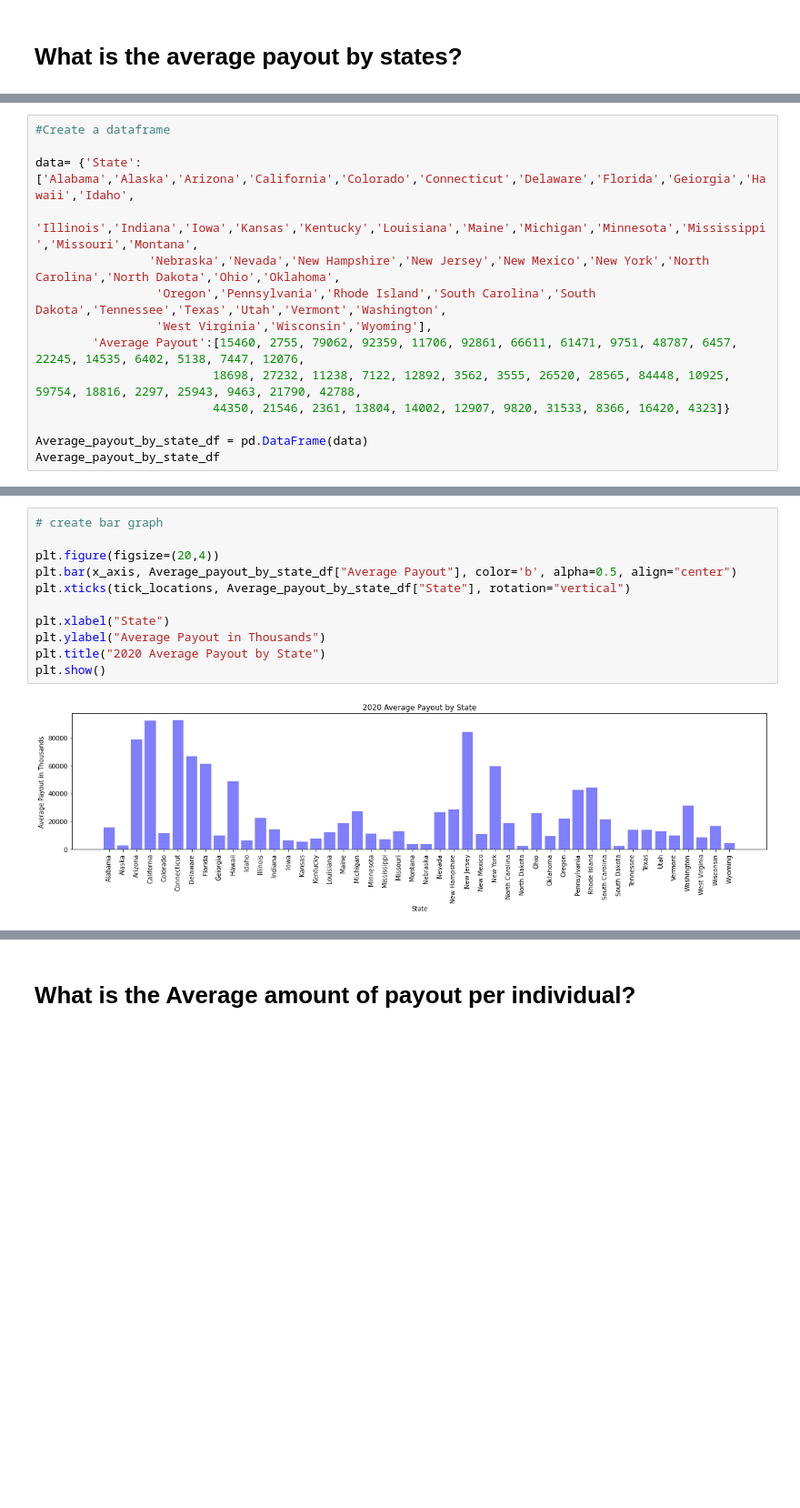
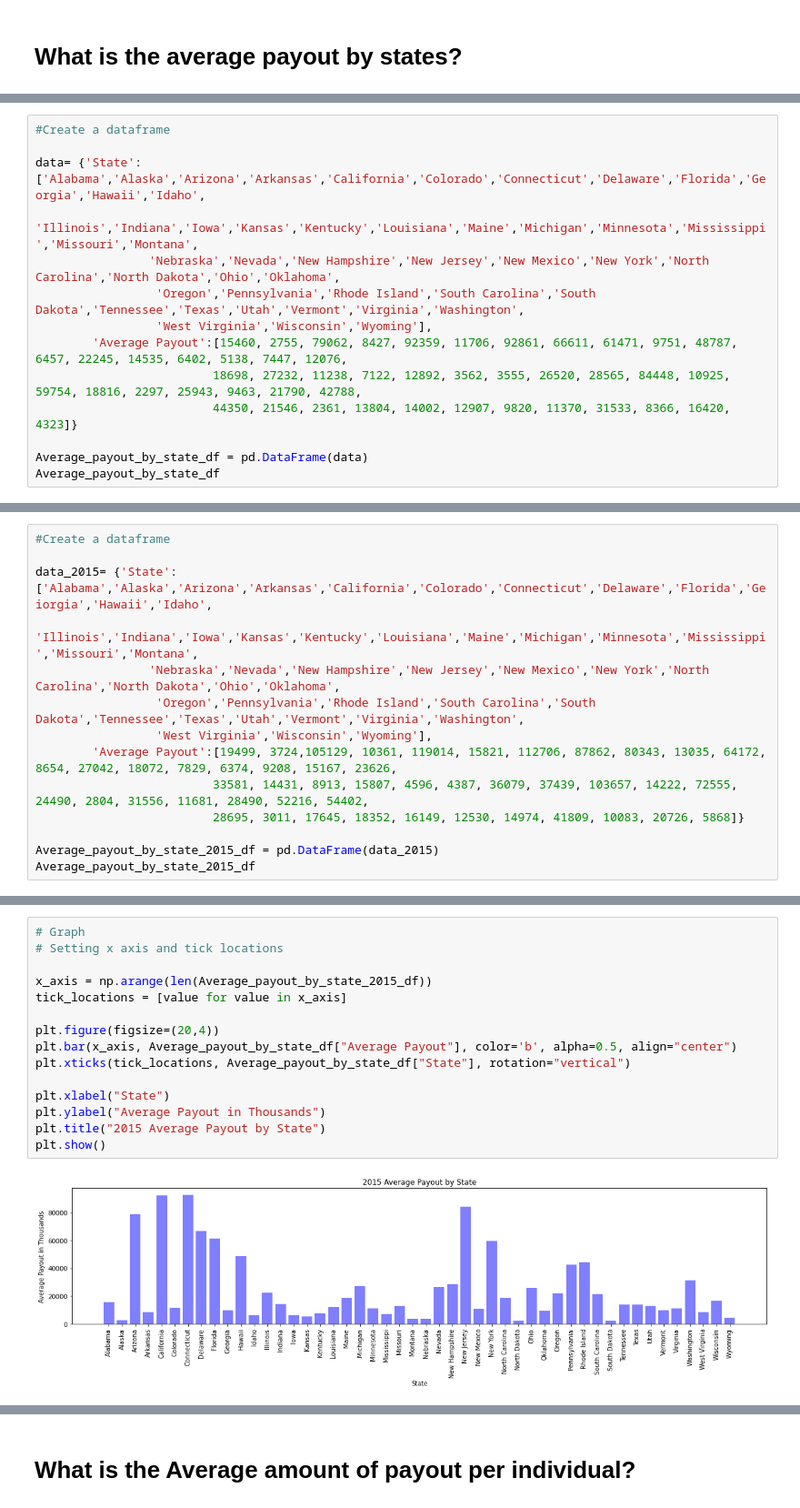
Before and after one commit to bernbr/group10_project1, a Jupyter notebook: Final Code.ipynb, the cells around one changed output, grey strips where cells are left out. Shown at 91% size. Drawn from its saved outputs; the diff is of its cells as text; blank space fills up the shorter version.

```diff
--- a/Final Code.ipynb
+++ b/Final Code.ipynb
@@ -662,14 +647,14 @@ Name: Total_amount, dtype: float64
 # %%
 #Create a dataframe
 
-data= {'State': ['Alabama','Alaska','Arizona','California','Colorado','Connecticut','Delaware','Florida','Geiorgia','Hawaii','Idaho',
+data= {'State': ['Alabama','Alaska','Arizona','Arkansas','California','Colorado','Connecticut','Delaware','Florida','Georgia','Hawaii','Idaho',
                 'Illinois','Indiana','Iowa','Kansas','Kentucky','Louisiana','Maine','Michigan','Minnesota','Mississippi','Missouri','Montana',
                 'Nebraska','Nevada','New Hampshire','New Jersey','New Mexico','New York','North Carolina','North Dakota','Ohio','Oklahoma',
-                 'Oregon','Pennsylvania','Rhode Island','South Carolina','South Dakota','Tennessee','Texas','Utah','Vermont','Washington',
+                 'Oregon','Pennsylvania','Rhode Island','South Carolina','South Dakota','Tennessee','Texas','Utah','Vermont','Virginia','Washington',
                  'West Virginia','Wisconsin','Wyoming'],
-        'Average Payout':[15460, 2755, 79062, 92359, 11706, 92861, 66611, 61471, 9751, 48787, 6457, 22245, 14535, 6402, 5138, 7447, 12076,
+        'Average Payout':[15460, 2755, 79062, 8427, 92359, 11706, 92861, 66611, 61471, 9751, 48787, 6457, 22245, 14535, 6402, 5138, 7447, 12076,
                          18698, 27232, 11238, 7122, 12892, 3562, 3555, 26520, 28565, 84448, 10925, 59754, 18816, 2297, 25943, 9463, 21790, 42788,
-                         44350, 21546, 2361, 13804, 14002, 12907, 9820, 31533, 8366, 16420, 4323]}
+                         44350, 21546, 2361, 13804, 14002, 12907, 9820, 11370, 31533, 8366, 16420, 4323]}
 
 Average_payout_by_state_df = pd.DataFrame(data)
 Average_payout_by_state_df
@@ -698,0 +758,14 @@ tick_locations = [value for value in x_axis]
+# %%
+#Create a dataframe
+
+data_2015= {'State': ['Alabama','Alaska','Arizona','Arkansas','California','Colorado','Connecticut','Delaware','Florida','Geiorgia','Hawaii','Idaho',
+                'Illinois','Indiana','Iowa','Kansas','Kentucky','Louisiana','Maine','Michigan','Minnesota','Mississippi','Missouri','Montana',
+                'Nebraska','Nevada','New Hampshire','New Jersey','New Mexico','New York','North Carolina','North Dakota','Ohio','Oklahoma',
+                 'Oregon','Pennsylvania','Rhode Island','South Carolina','South Dakota','Tennessee','Texas','Utah','Vermont','Virginia','Washington',
+                 'West Virginia','Wisconsin','Wyoming'],
+        'Average Payout':[19499, 3724,105129, 10361, 119014, 15821, 112706, 87862, 80343, 13035, 64172, 8654, 27042, 18072, 7829, 6374, 9208, 15167, 23626,
+                         33581, 14431, 8913, 15807, 4596, 4387, 36079, 37439, 103657, 14222, 72555, 24490, 2804, 31556, 11681, 28490, 52216, 54402,
+                         28695, 3011, 17645, 18352, 16149, 12530, 14974, 41809, 10083, 20726, 5868]}
+
+Average_payout_by_state_2015_df = pd.DataFrame(data_2015)
+Average_payout_by_state_2015_df
@@ -699,13 +804,17 @@ tick_locations = [value for value in x_axis]
 # %%
-# create bar graph
+# Graph
+# Setting x axis and tick locations
+
+x_axis = np.arange(len(Average_payout_by_state_2015_df))
+tick_locations = [value for value in x_axis]
 
 plt.figure(figsize=(20,4))
 plt.bar(x_axis, Average_payout_by_state_df["Average Payout"], color='b', alpha=0.5, align="center")
 plt.xticks(tick_locations, Average_payout_by_state_df["State"], rotation="vertical")
 
 plt.xlabel("State")
 plt.ylabel("Average Payout in Thousands")
-plt.title("2020 Average Payout by State")
+plt.title("2015 Average Payout by State")
 plt.show()
 # %% [output]
-[figure, old version]
+[figure, new version]
```
Also changed, not shown: parts of 16 cells of this notebook.
